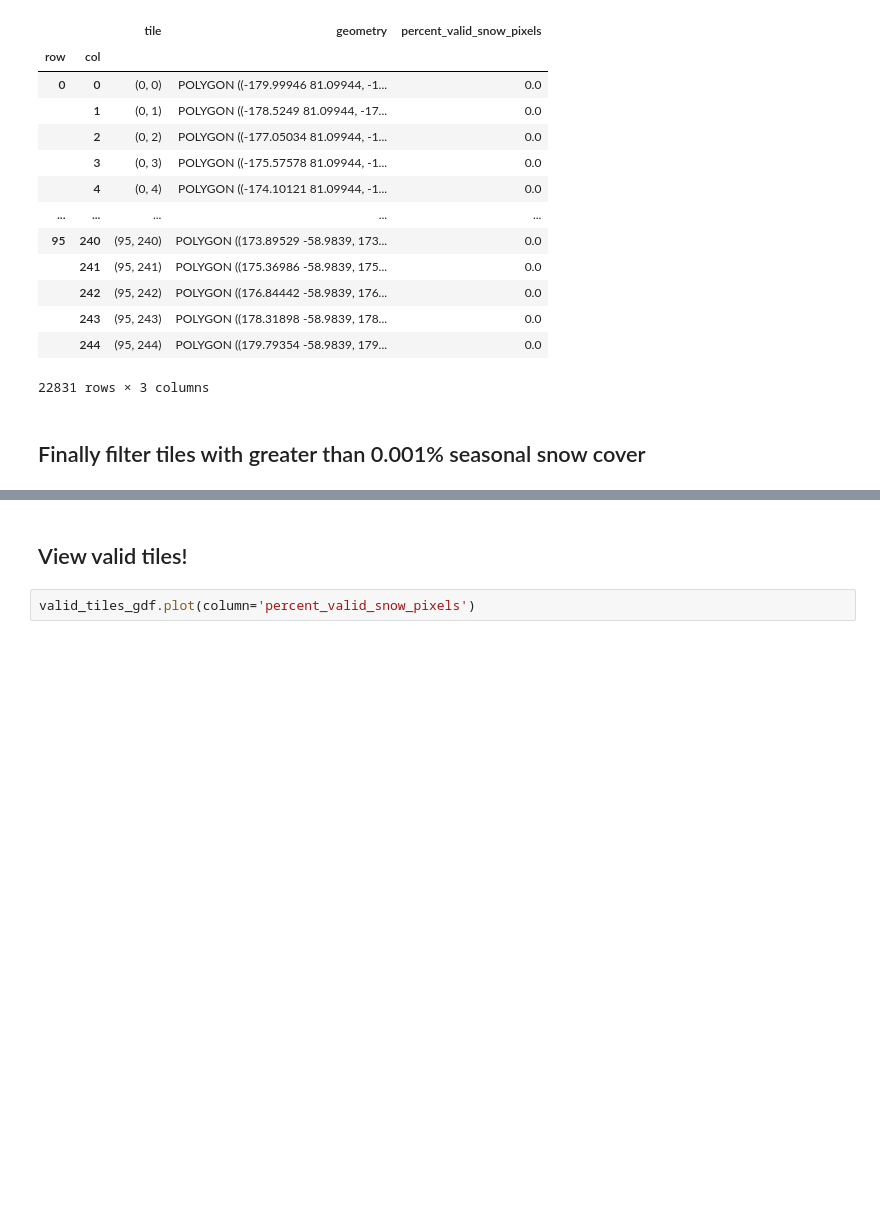
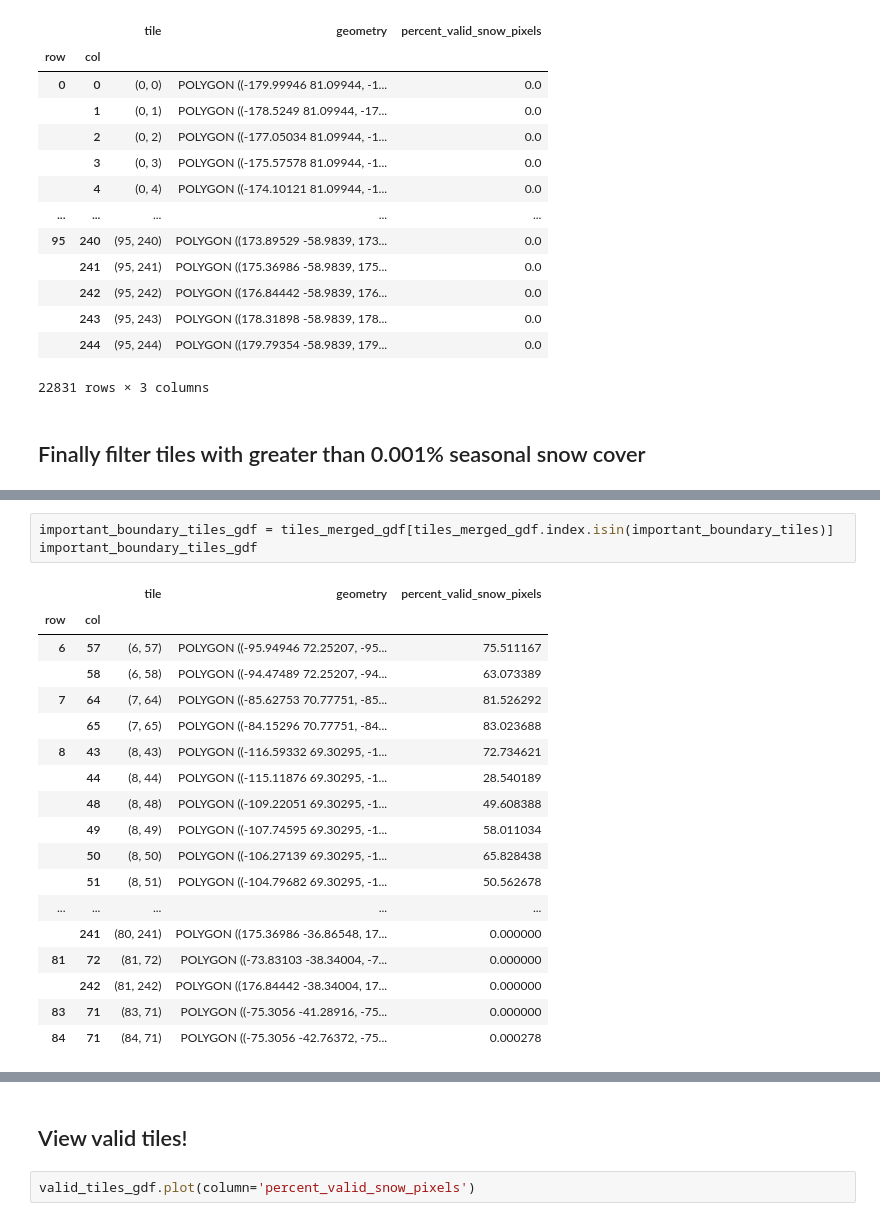
Before and after one commit to egagli/global_snowmelt_runoff_onset, a Jupyter notebook: processing/select_tiles_to_process.ipynb, the cells around one changed output, grey strips where cells are left out. Cells and saved outputs as stored; diff of their text form; blank space fills up the shorter version.

```diff
--- a/processing/select_tiles_to_process.ipynb
+++ b/processing/select_tiles_to_process.ipynb
@@ -277,0 +369,22 @@ filtered_tiles_gdf
+# %%
+important_boundary_tiles_gdf = tiles_merged_gdf[tiles_merged_gdf.index.isin(important_boundary_tiles)]
+important_boundary_tiles_gdf
+# %% [output]
+|  |  | tile | geometry | percent_valid_snow_pixels |
+| row | col |  |  |  |
+| 6 | 57 | (6, 57) | POLYGON ((-95.94946 72.25207, -95... | 75.511167 |
+|  | 58 | (6, 58) | POLYGON ((-94.47489 72.25207, -94... | 63.073389 |
+| 7 | 64 | (7, 64) | POLYGON ((-85.62753 70.77751, -85... | 81.526292 |
+|  | 65 | (7, 65) | POLYGON ((-84.15296 70.77751, -84... | 83.023688 |
+| 8 | 43 | (8, 43) | POLYGON ((-116.59332 69.30295, -1... | 72.734621 |
+|  | 44 | (8, 44) | POLYGON ((-115.11876 69.30295, -1... | 28.540189 |
+|  | 48 | (8, 48) | POLYGON ((-109.22051 69.30295, -1... | 49.608388 |
+|  | 49 | (8, 49) | POLYGON ((-107.74595 69.30295, -1... | 58.011034 |
+|  | 50 | (8, 50) | POLYGON ((-106.27139 69.30295, -1... | 65.828438 |
+|  | 51 | (8, 51) | POLYGON ((-104.79682 69.30295, -1... | 50.562678 |
+| ... | ... | ... | ... | ... |
+|  | 241 | (80, 241) | POLYGON ((175.36986 -36.86548, 17... | 0.000000 |
+| 81 | 72 | (81, 72) | POLYGON ((-73.83103 -38.34004, -7... | 0.000000 |
+|  | 242 | (81, 242) | POLYGON ((176.84442 -38.34004, 17... | 0.000000 |
+| 83 | 71 | (83, 71) | POLYGON ((-75.3056 -41.28916, -75... | 0.000000 |
+| 84 | 71 | (84, 71) | POLYGON ((-75.3056 -42.76372, -75... | 0.000278 |
```
Also changed, not shown: parts of 8 cells of this notebook.
